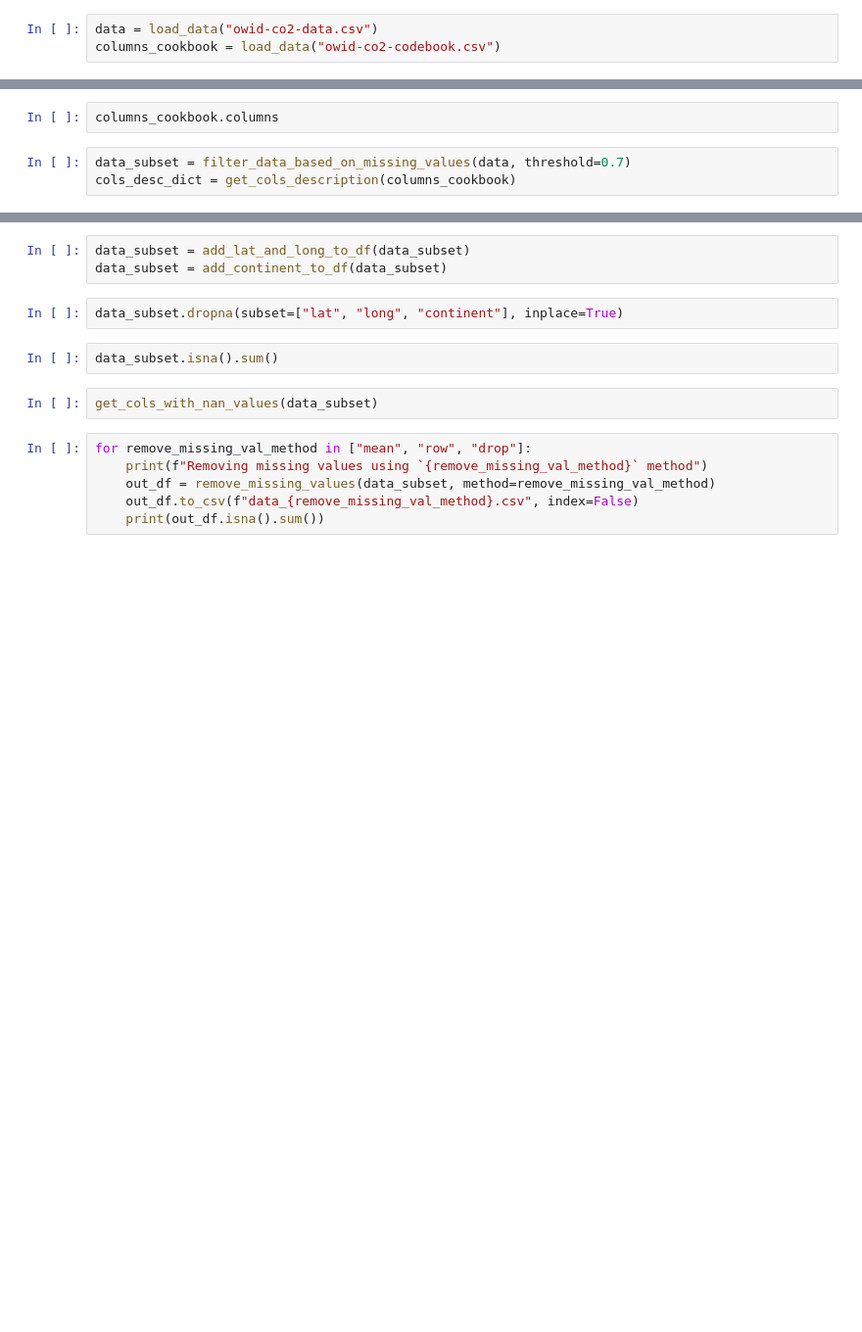
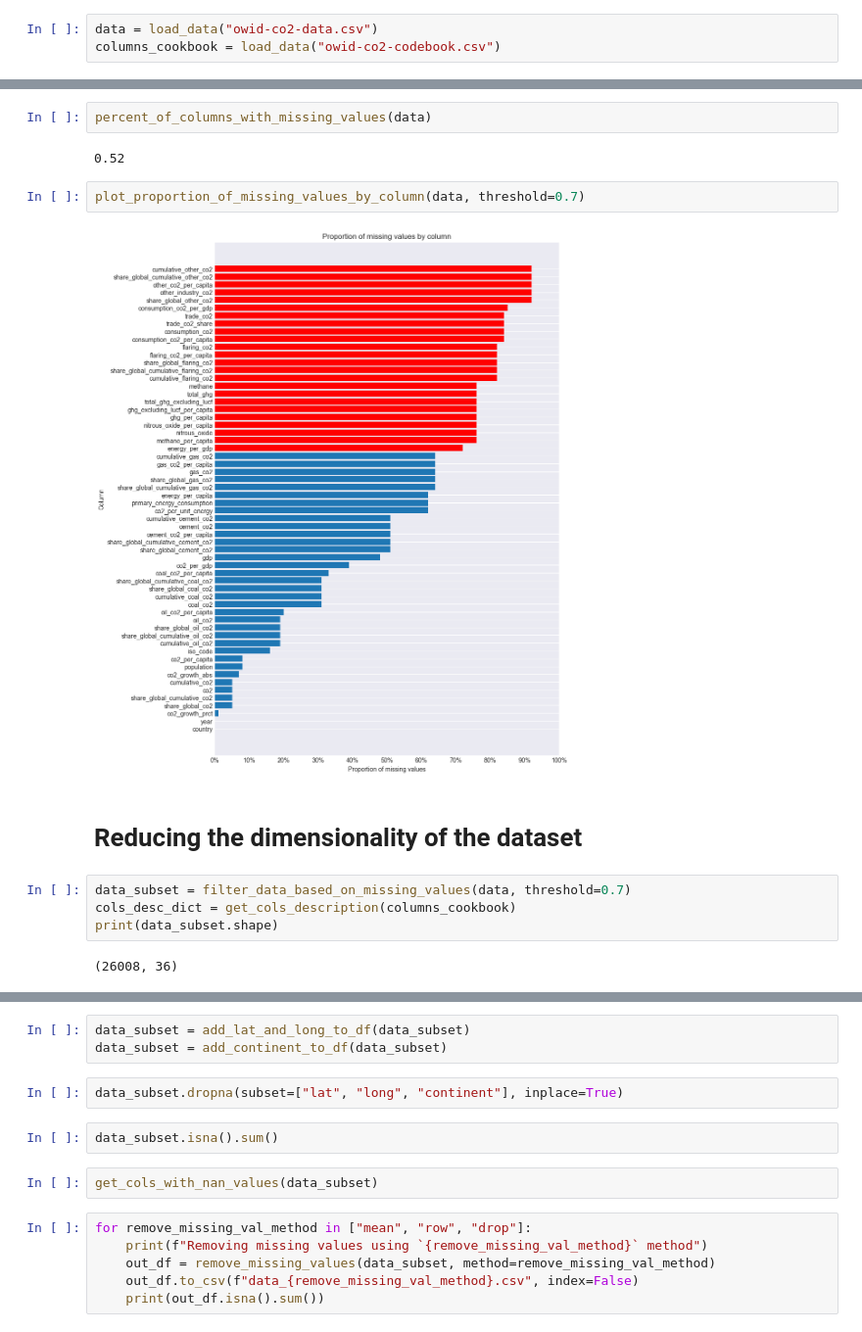
Before and after one commit to haruiz/STAT650-midterm, a Jupyter notebook: midterm_preprocessing.ipynb, the cells around one changed output, grey strips where cells are left out. Shown at 98% size. Cells and saved outputs as stored; diff of their text form; blank space fills up the shorter version.

```diff
--- a/midterm_preprocessing.ipynb
+++ b/midterm_preprocessing.ipynb
@@ -10,7 +12,18 @@ data.shape
-# %%
-columns_cookbook.columns
+# %%
+percent_of_columns_with_missing_values(data)
+# %% [output]
+0.52
+# %%
+plot_proportion_of_missing_values_by_column(data, threshold=0.7)
+# %% [output]
+[figure, added]
+# %% [markdown]
+# Reducing the dimensionality of the dataset
 # %%
 data_subset = filter_data_based_on_missing_values(data, threshold=0.7)
 cols_desc_dict = get_cols_description(columns_cookbook)
+print(data_subset.shape)
+# %% [output]
+(26008, 36)
 # %%
 data_subset.info()
```
Also changed, not shown: parts of 9 cells of this notebook, 19 other files.
